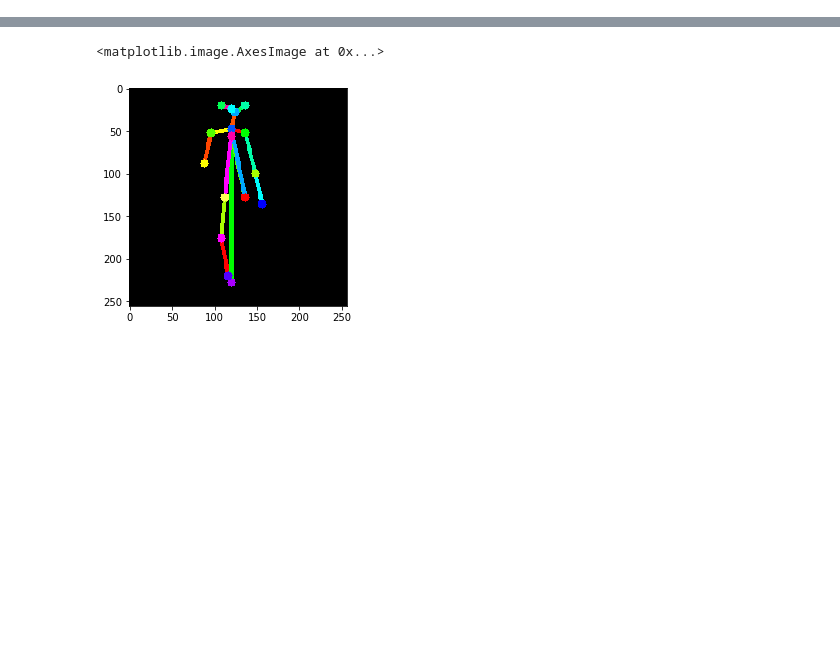
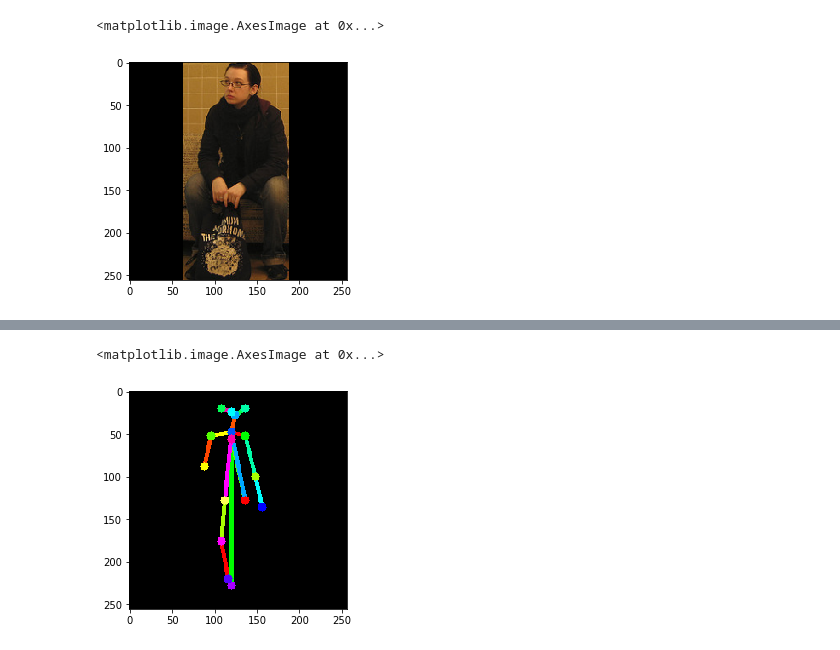
Before and after one commit to samringer/fashion_killer, a Jupyter notebook: Inference.ipynb, the cells around one changed output, grey strips where cells are left out. Saved outputs shown, nothing was run; the diff lists cells and outputs as text; code cells hidden in the pictures; blank space fills up the shorter version.

```diff
--- a/Inference.ipynb
+++ b/Inference.ipynb
@@ -60,0 +82,7 @@ heat_map_list = [heat_map_tensor[i] for i in range(heat_map_tensor.shape[0])]
+# %%
+dp = next(ds)
+img = ((dp['img'].permute(1, 2, 0) * 0.5) + 0.5)/256
+plt.imshow(img)
+# %% [output]
+<matplotlib.image.AxesImage at 0x...>
+[figure, added]
```
Also changed, not shown: parts of 18 cells of this notebook, 5 other files.
